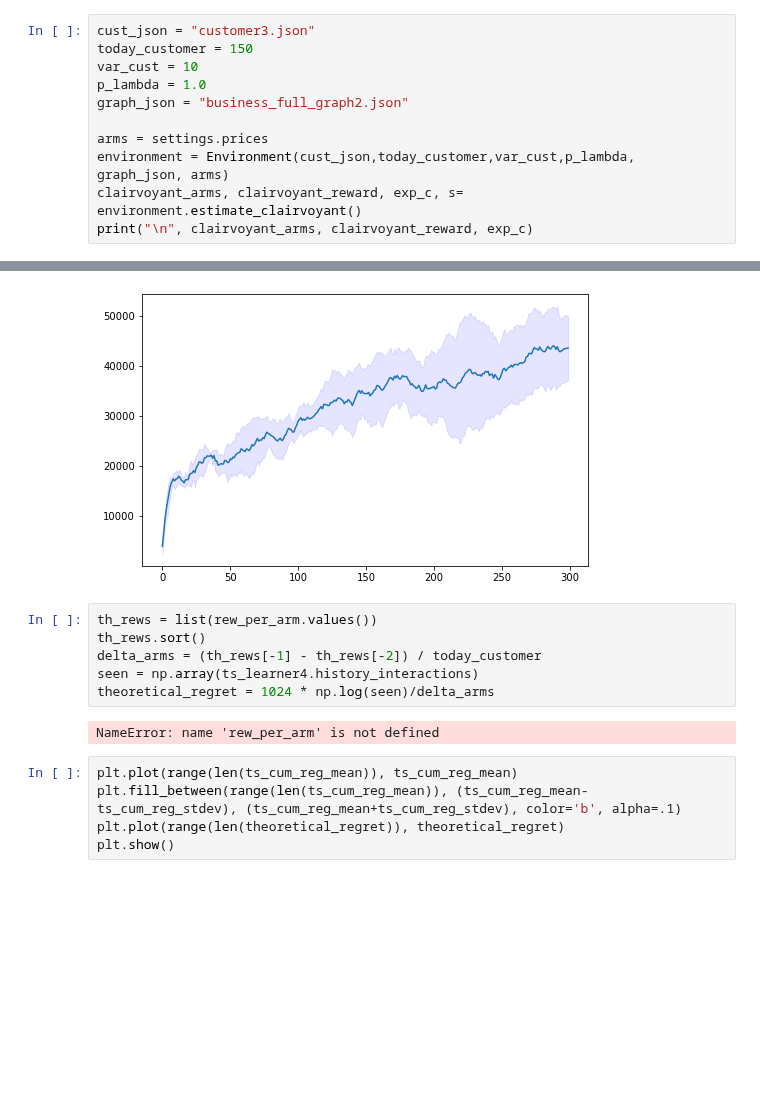
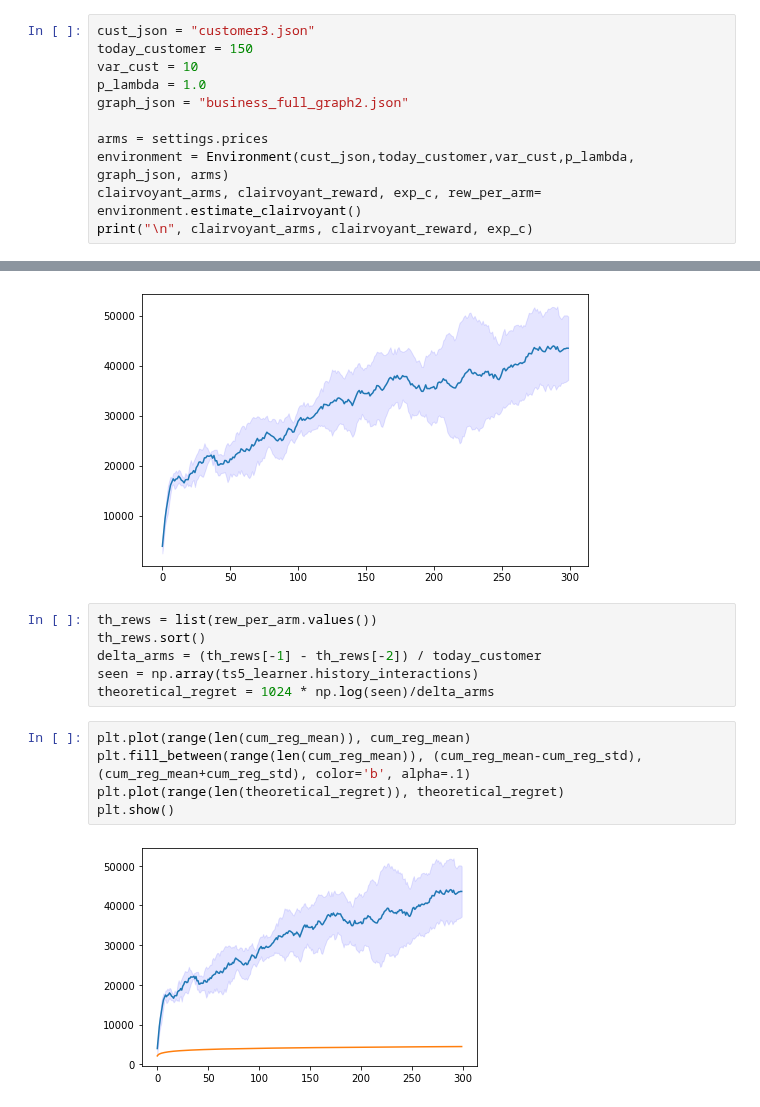
Before and after one commit to VladMarianCimpeanu/OLA_project, a Jupyter notebook: step5.ipynb, the cells around one changed output, grey strips where cells are left out. Cells and saved outputs as stored; diff of their text form; blank space fills up the shorter version.

```diff
--- a/step5.ipynb
+++ b/step5.ipynb
@@ -28,7 +28,7 @@ graph_json = "business_full_graph2.json"
 
 arms = settings.prices
 environment = Environment(cust_json,today_customer,var_cust,p_lambda, graph_json, arms)
-clairvoyant_arms, clairvoyant_reward, exp_c, s= environment.estimate_clairvoyant()
+clairvoyant_arms, clairvoyant_reward, exp_c, rew_per_arm= environment.estimate_clairvoyant()
 print("\n", clairvoyant_arms, clairvoyant_reward, exp_c)
 # %% [output]
 loading: [                              ] 0.0%
@@ -220,12 +220,12 @@ plt.show()
 th_rews = list(rew_per_arm.values())
 th_rews.sort()
 delta_arms = (th_rews[-1] - th_rews[-2]) / today_customer
-seen = np.array(ts_learner4.history_interactions)
+seen = np.array(ts5_learner.history_interactions)
 theoretical_regret = 1024 * np.log(seen)/delta_arms
-# %% [output]
-NameError: name 'rew_per_arm' is not defined
 # %%
-plt.plot(range(len(ts_cum_reg_mean)), ts_cum_reg_mean)
-plt.fill_between(range(len(ts_cum_reg_mean)), (ts_cum_reg_mean-ts_cum_reg_stdev), (ts_cum_reg_mean+ts_cum_reg_stdev), color='b', alpha=.1)
+plt.plot(range(len(cum_reg_mean)), cum_reg_mean)
+plt.fill_between(range(len(cum_reg_mean)), (cum_reg_mean-cum_reg_std), (cum_reg_mean+cum_reg_std), color='b', alpha=.1)
 plt.plot(range(len(theoretical_regret)), theoretical_regret)
 plt.show()
+# %% [output]
+[figure, added]
```
Also changed, not shown: 1 other file.
